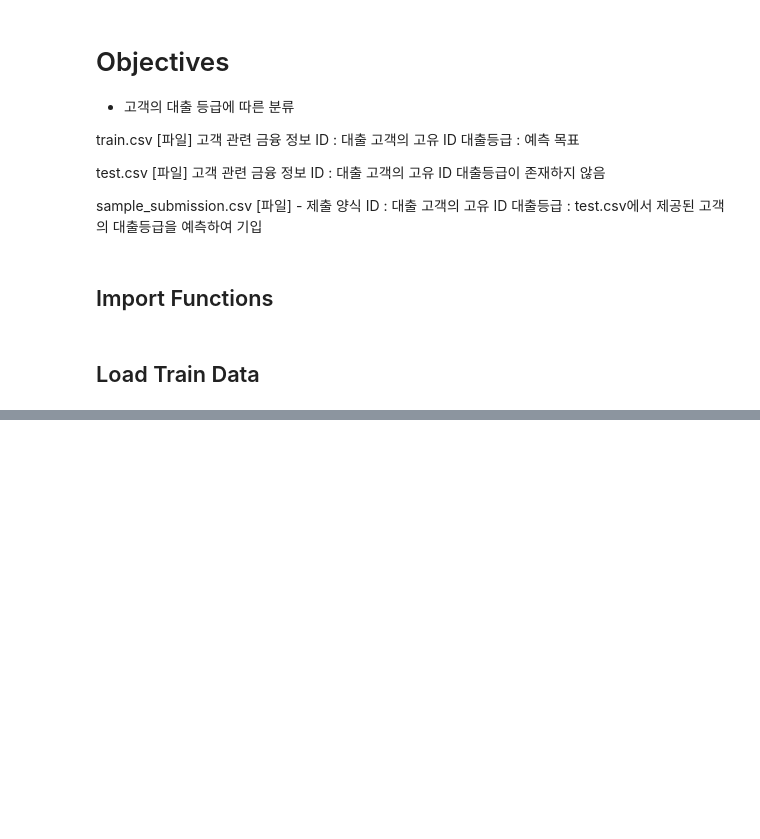
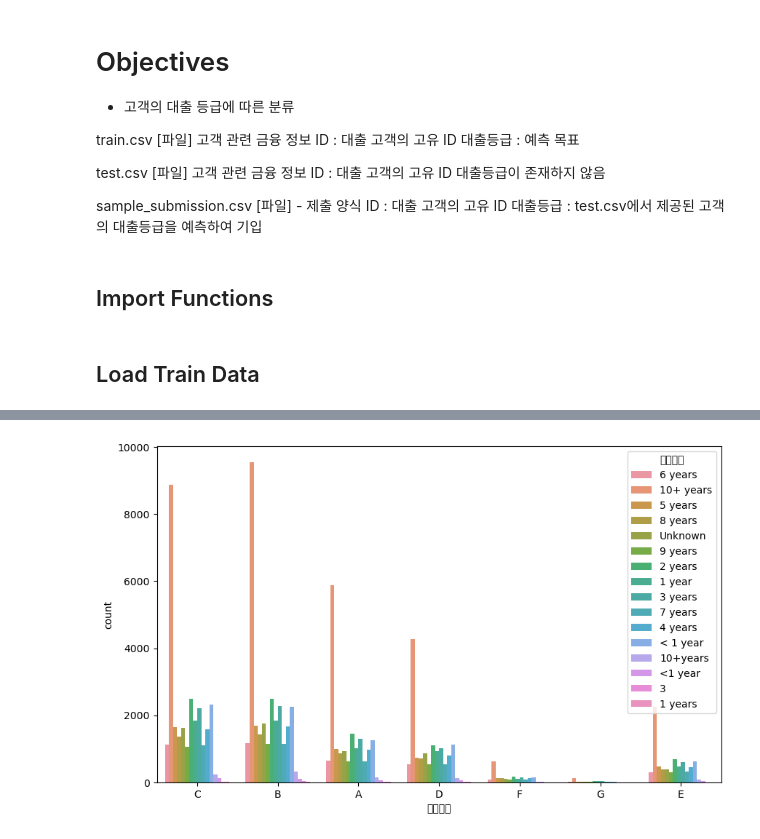
Before and after one commit to Nvuly/Customer_Loan_Rating_Hackathon, a Jupyter notebook: Customer_Loan_Rating_Hackathon.ipynb, the cells around one changed output, grey strips where cells are left out. Drawn from its saved outputs; the diff is of its cells as text; code cells hidden in the pictures; blank space fills up the shorter version.

```diff
--- a/Customer_Loan_Rating_Hackathon.ipynb
+++ b/Customer_Loan_Rating_Hackathon.ipynb
@@ -76,0 +214,8 @@ print(f'학습용 데이터 : \n{df_test}')
+# %%
+### 근로기간과 고객의 대출등급과의 관계 분석
+
+sns.countplot(data=df_train, x='대출등급', hue='근로기간')
+plt.rcParams['figure.figsize'] = [10, 6]
+plt.show()
+# %% [output]
+[figure, added]
```
Also changed, not shown: parts of 15 cells of this notebook.
